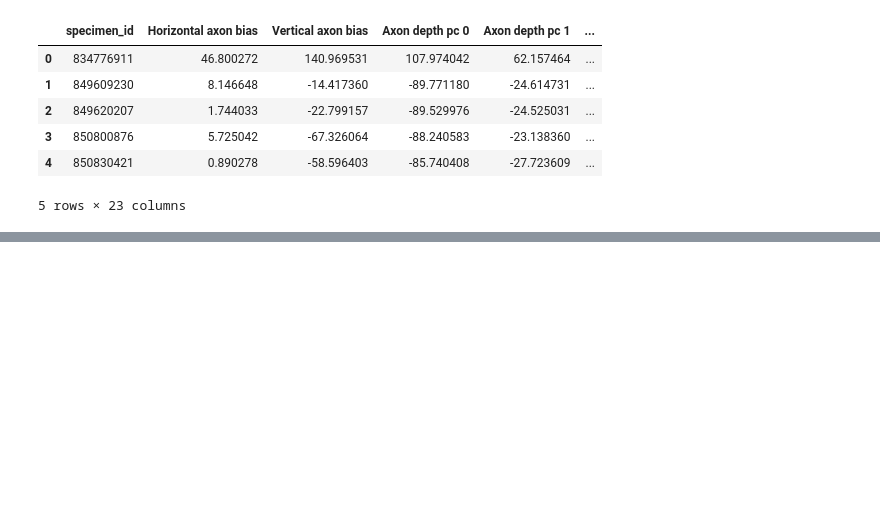
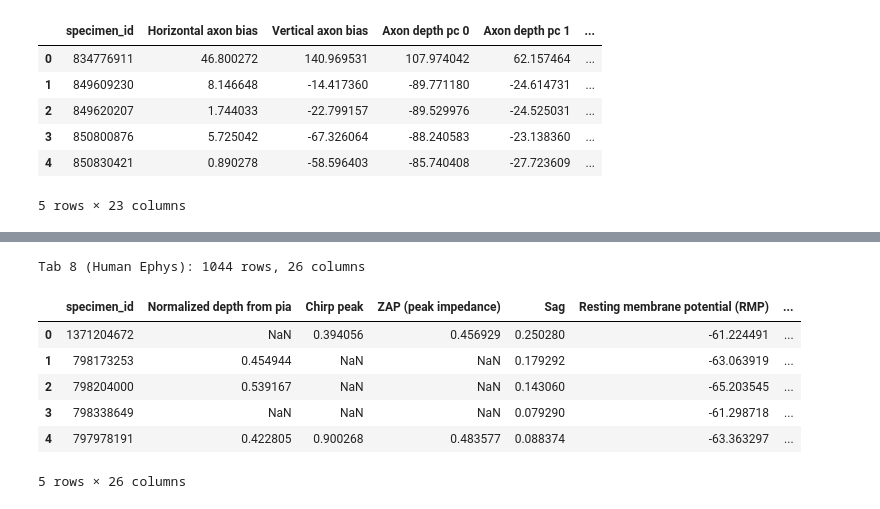
Before and after one commit to AllenInstitute/human_patchseq_excitatory, a Jupyter notebook: code/tables/1_generate_feature_table.ipynb, the cells around one changed output, grey strips where cells are left out. Cells and saved outputs as stored; diff of their text form; code cells hidden in the pictures; blank space fills up the shorter version.

Commit message:
add ephys features to table

```diff
--- a/code/tables/1_generate_feature_table.ipynb
+++ b/code/tables/1_generate_feature_table.ipynb
@@ -158,0 +165,23 @@ Human Axon has: 25 columns
+# %%
+# Tab 7: Electrophysiology feature descriptions
+ephys_rename_df = pd.read_csv('/root/capsule/data/formatting_dicts/ephys_feature_rename.csv')
+
+# Create description dataframe with feature_name, ipfx_name, and empty description
+tab7_df = pd.DataFrame({
+    'feature_name': ephys_rename_df['new_feature_name'],
+    'ipfx_name': ephys_rename_df['old_feature_name'],
+    'description': ''
+})
+
+# Drop duplicate feature_name entries (keep first)
+tab7_df = tab7_df.drop_duplicates(subset=['feature_name'], keep='first')
+
+# Create mapping from old_feature_name (ipfx_name) to new_feature_name for renaming columns
+ephys_rename_mapping = dict(zip(ephys_rename_df['old_feature_name'], ephys_rename_df['new_feature_name']))
+
+# Get list of valid feature names for filtering later tabs
+valid_ephys_features = tab7_df['feature_name'].tolist()
+
+print(f"\nTab 7 (Ephys Feature Descriptions): {tab7_df.shape[0]} rows, {tab7_df.shape[1]} columns")
+print(f"Created ephys rename mapping with {len(ephys_rename_mapping)} features")
+tab7_df.head()
@@ -158,0 +197,22 @@ Human Axon has: 25 columns
+# %%
+# Tab 8: Human electrophysiology features
+tab8_df = pd.read_csv('/root/capsule/data/human/electrophysiology/features/20260807/ephys_features.csv')
+
+# Rename columns using the mapping
+tab8_df = tab8_df.rename(columns=ephys_rename_mapping)
+
+# Filter to only include specimen_id and columns that are in Tab 7
+tab8_cols = ['specimen_id'] + [col for col in tab8_df.columns if col in valid_ephys_features]
+tab8_df = tab8_df[tab8_cols]
+
+print(f"\nTab 8 (Human Ephys): {tab8_df.shape[0]} rows, {tab8_df.shape[1]} columns")
+tab8_df.head()
+# %% [output]
+Tab 8 (Human Ephys): 1044 rows, 26 columns
+|  | specimen_id | Normalized depth from pia | Chirp peak | ZAP (peak impedance) | Sag | Resting membrane potential (RMP) | ... |
+| 0 | 1371204672 | NaN | 0.394056 | 0.456929 | 0.250280 | -61.224491 | ... |
+| 1 | 798173253 | 0.454944 | NaN | NaN | 0.179292 | -63.063919 | ... |
+| 2 | 798204000 | 0.539167 | NaN | NaN | 0.143060 | -65.203545 | ... |
+| 3 | 798338649 | NaN | NaN | NaN | 0.079290 | -61.298718 | ... |
+| 4 | 797978191 | 0.422805 | 0.900268 | 0.483577 | 0.088374 | -63.363297 | ... |
+5 rows × 26 columns
```
Also changed, not shown: parts of 7 cells of this notebook.
